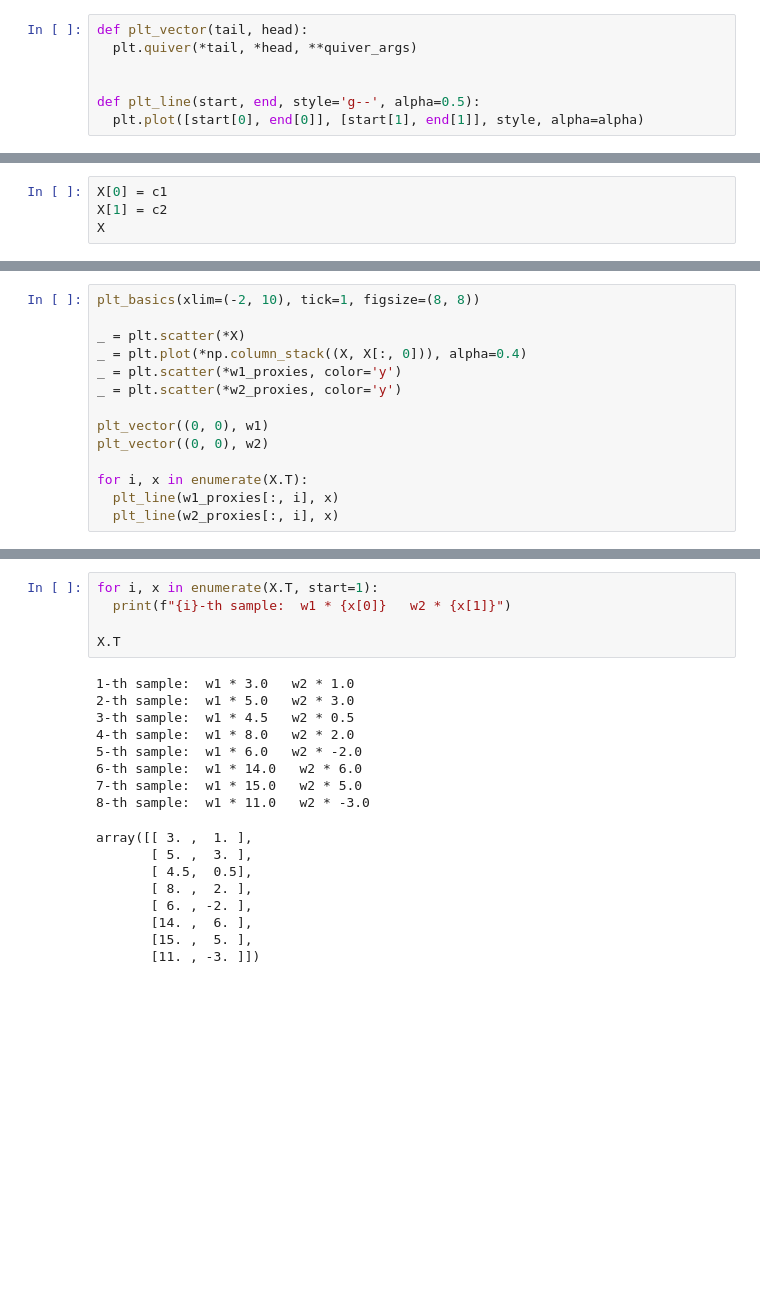
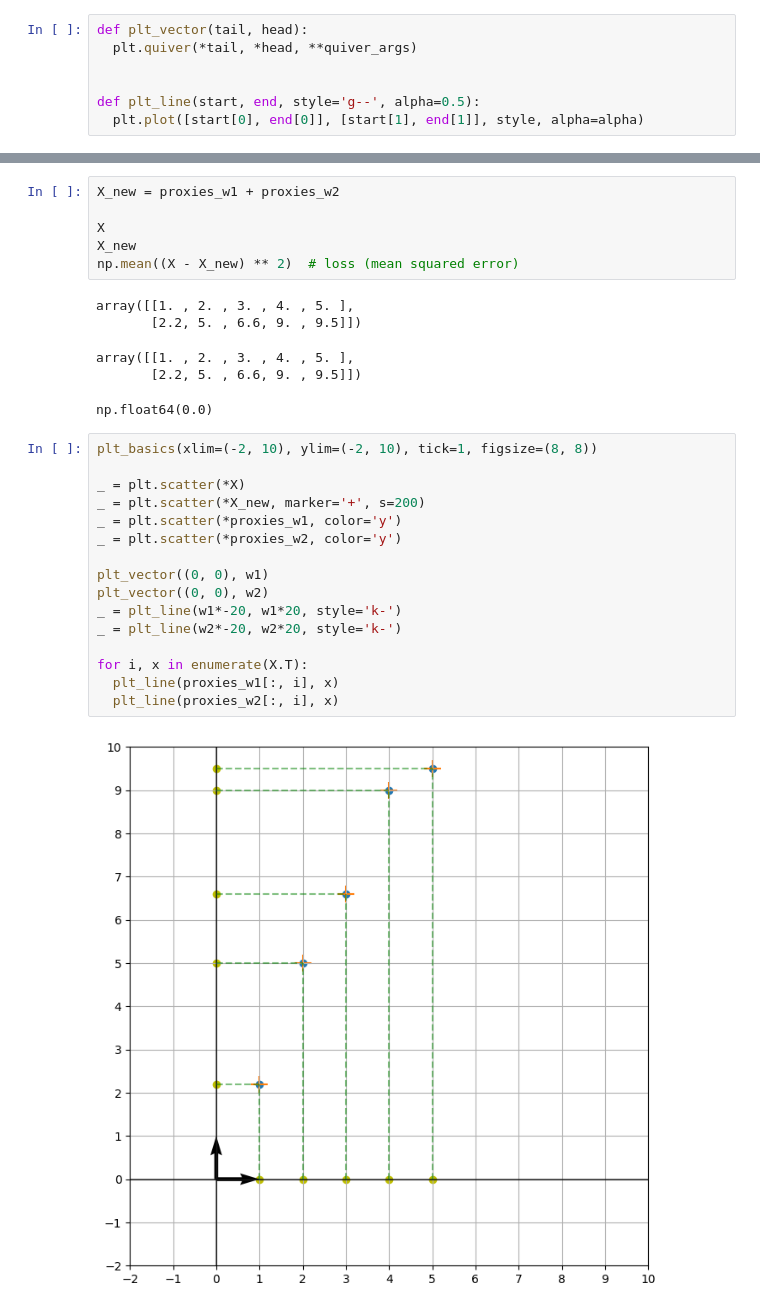
Before and after one commit to k26rahul/Machine-Learning-IITM, a Jupyter notebook: week-1/change-of-basis.ipynb, the cells around one changed output, grey strips where cells are left out. Saved outputs shown, nothing was run; the diff lists cells and outputs as text; blank space fills up the shorter version.

```diff
--- a/week-1/change-of-basis.ipynb
+++ b/week-1/change-of-basis.ipynb
@@ -77,4 +97,0 @@ array([[-1. , -3. , -0.5, -2. ,  2. , -6. , -5. ,  3. ],
-# %%
-X[0] = c1
-X[1] = c2
-X
@@ -84,14 +97,0 @@ array([[ 3. ,  5. ,  4.5,  8. ,  6. , 14. , 15. , 11. ],
-# %%
-plt_basics(xlim=(-2, 10), tick=1, figsize=(8, 8))
-
-_ = plt.scatter(*X)
-_ = plt.plot(*np.column_stack((X, X[:, 0])), alpha=0.4)
-_ = plt.scatter(*w1_proxies, color='y')
-_ = plt.scatter(*w2_proxies, color='y')
-
-plt_vector((0, 0), w1)
-plt_vector((0, 0), w2)
-
-for i, x in enumerate(X.T):
-  plt_line(w1_proxies[:, i], x)
-  plt_line(w2_proxies[:, i], x)
@@ -100,22 +98,30 @@ for i, x in enumerate(X.T):
-# %%
-for i, x in enumerate(X.T, start=1):
-  print(f"{i}-th sample:  w1 * {x[0]}   w2 * {x[1]}")
-
-X.T
-# %% [output]
-1-th sample:  w1 * 3.0   w2 * 1.0
-2-th sample:  w1 * 5.0   w2 * 3.0
-3-th sample:  w1 * 4.5   w2 * 0.5
-4-th sample:  w1 * 8.0   w2 * 2.0
-5-th sample:  w1 * 6.0   w2 * -2.0
-6-th sample:  w1 * 14.0   w2 * 6.0
-7-th sample:  w1 * 15.0   w2 * 5.0
-8-th sample:  w1 * 11.0   w2 * -3.0
-array([[ 3. ,  1. ],
-       [ 5. ,  3. ],
-       [ 4.5,  0.5],
-       [ 8. ,  2. ],
-       [ 6. , -2. ],
-       [14. ,  6. ],
-       [15. ,  5. ],
-       [11. , -3. ]])
+# %%
+X_new = proxies_w1 + proxies_w2
+
+X
+X_new
+np.mean((X - X_new) ** 2)  # loss (mean squared error)
+# %% [output]
+array([[1. , 2. , 3. , 4. , 5. ],
+       [2.2, 5. , 6.6, 9. , 9.5]])
+array([[1. , 2. , 3. , 4. , 5. ],
+       [2.2, 5. , 6.6, 9. , 9.5]])
+np.float64(0.0)
+# %%
+plt_basics(xlim=(-2, 10), ylim=(-2, 10), tick=1, figsize=(8, 8))
+
+_ = plt.scatter(*X)
+_ = plt.scatter(*X_new, marker='+', s=200)
+_ = plt.scatter(*proxies_w1, color='y')
+_ = plt.scatter(*proxies_w2, color='y')
+
+plt_vector((0, 0), w1)
+plt_vector((0, 0), w2)
+_ = plt_line(w1*-20, w1*20, style='k-')
+_ = plt_line(w2*-20, w2*20, style='k-')
+
+for i, x in enumerate(X.T):
+  plt_line(proxies_w1[:, i], x)
+  plt_line(proxies_w2[:, i], x)
+# %% [output]
+[figure, added]
```
Also changed, not shown: parts of 22 cells of this notebook.
